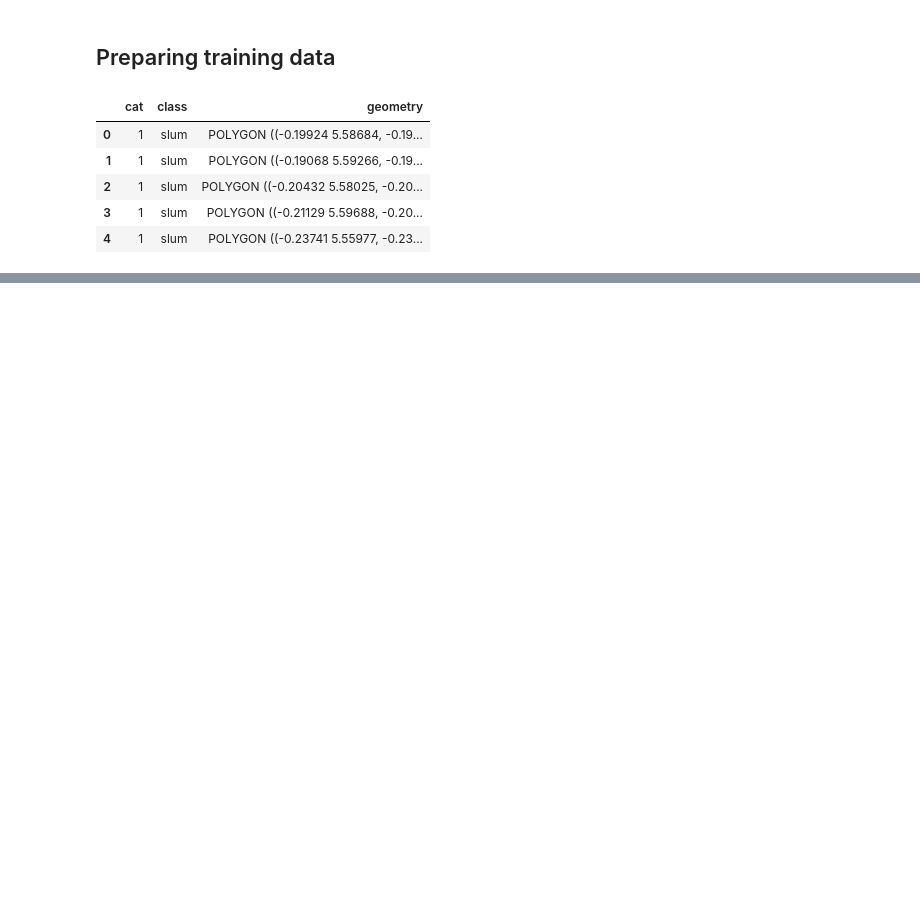
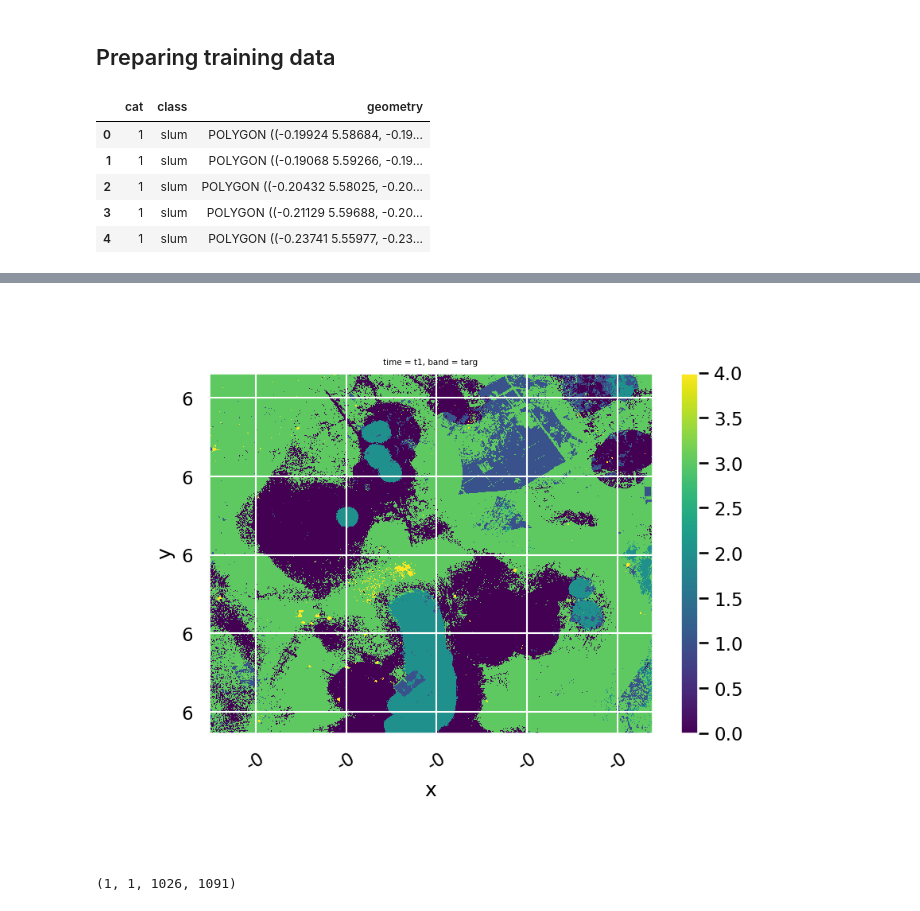
Before and after one commit to rad15f/Geospatial-Slum-Prediction-Ghana, a Jupyter notebook: debug.ipynb, the cells around one changed output, grey strips where cells are left out. Cells and saved outputs as stored; diff of their text form; code cells hidden in the pictures; blank space fills up the shorter version.

```diff
--- a/debug.ipynb
+++ b/debug.ipynb
@@ -134,0 +154,3 @@ dtype: int64
+# %%
+X = df.drop('cat', axis =1)
+y = df['cat']
@@ -161,4 +198,12 @@ pipe = Pipeline([
+# %%
+
+pipe = Pipeline([
+            ('SimpleImputer', SimpleImputer(missing_values=np.nan, strategy="mean")),
+            ('Featurizer', Featurizer()),
+            ('scaler', StandardScaler()),
+        ('rf', RandomForestClassifier())])
 # %%
-with gw.open(fp,stack_dim= 'band') as src:
-    y = fit_predict(src, df, pipe, col='cat')
-    y.sel(band='targ').gw.imshow()
+# Why choose df instead of lc
+# with gw.open(fp,stack_dim= 'band') as src:
+#     y = fit_predict(src, df, pipe, col='cat')
+#     y.sel(band='targ').gw.imshow()
@@ -166,0 +210,2 @@ with gw.open(fp,stack_dim= 'band') as src:
+# %%
+lc.drop(['id'],axis=1,inplace= True)
@@ -166,0 +228,11 @@ with gw.open(fp,stack_dim= 'band') as src:
+# %%
+with gw.config.update():
+    with gw.open('./out/stack_acc1.tif') as src:
+        y = fit_predict(src, lc, pipe, col='cat')
+        y.sel(band='targ').gw.imshow()
+# %% [output]
+[figure, added]
+# %%
+y.shape
+# %% [output]
+(1, 1, 1026, 1091)
```
Also changed, not shown: parts of 29 cells of this notebook, 2 other files.
